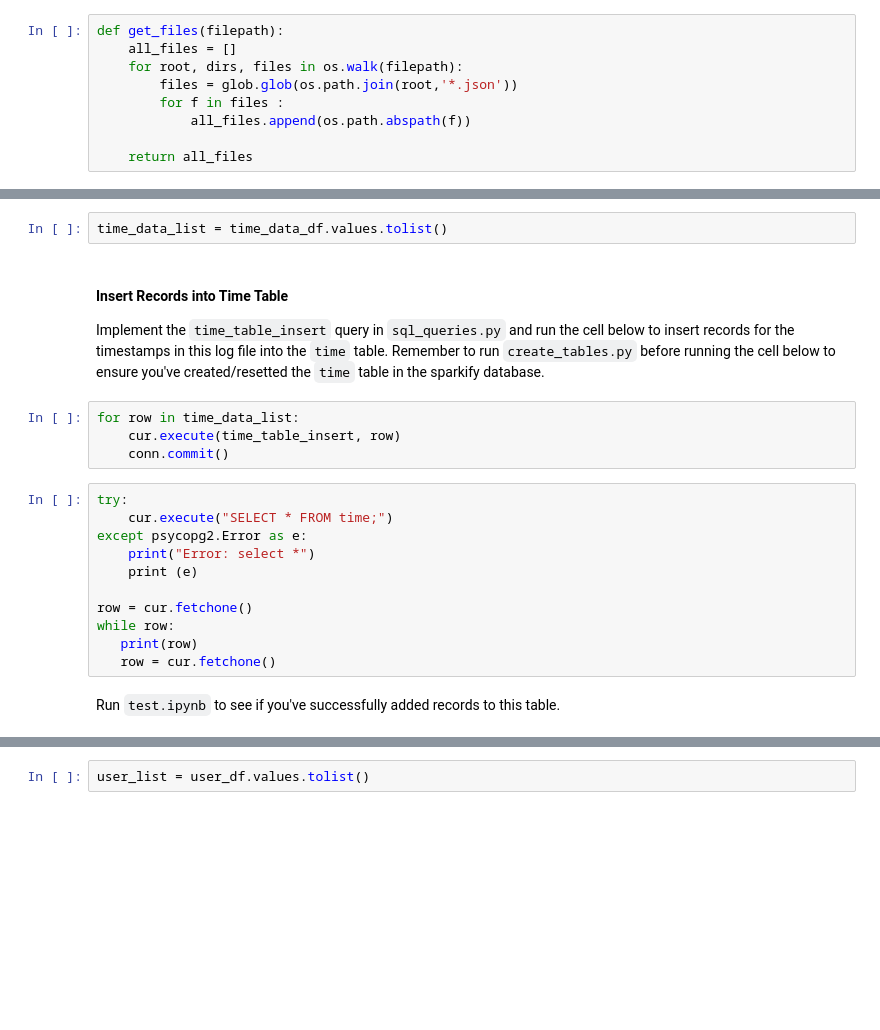
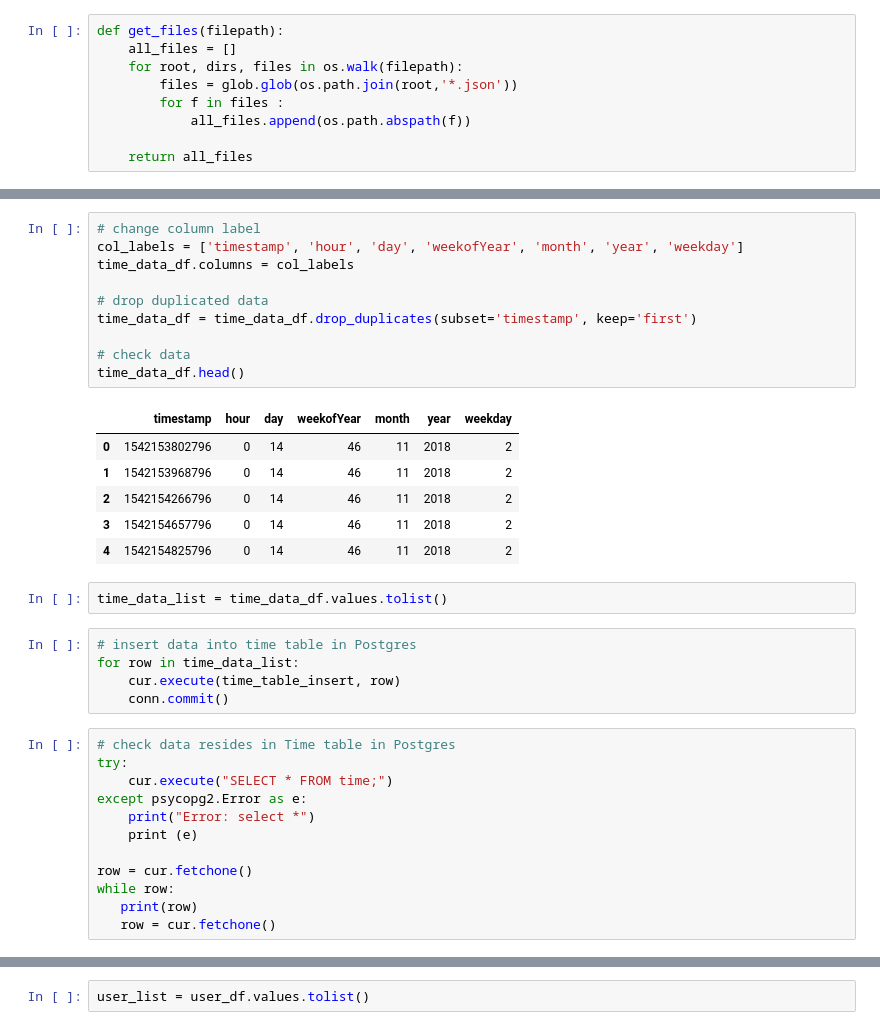
Before and after one commit to ChunYen-Chang/Data-Modeling-with-PostgreSQL, a Jupyter notebook: etl.ipynb, the cells around one changed output, grey strips where cells are left out. Saved outputs shown, nothing was run; the diff lists cells and outputs as text; blank space fills up the shorter version.

```diff
--- a/etl.ipynb
+++ b/etl.ipynb
@@ -278,13 +193,29 @@ time_data_df.head()
+# %%
+# change column label
+col_labels = ['timestamp', 'hour', 'day', 'weekofYear', 'month', 'year', 'weekday']
+time_data_df.columns = col_labels
+
+# drop duplicated data
+time_data_df = time_data_df.drop_duplicates(subset='timestamp', keep='first')
+
+# check data
+time_data_df.head()
+# %% [output]
+|  | timestamp | hour | day | weekofYear | month | year | weekday |
+| 0 | 1542153802796 | 0 | 14 | 46 | 11 | 2018 | 2 |
+| 1 | 1542153968796 | 0 | 14 | 46 | 11 | 2018 | 2 |
+| 2 | 1542154266796 | 0 | 14 | 46 | 11 | 2018 | 2 |
+| 3 | 1542154657796 | 0 | 14 | 46 | 11 | 2018 | 2 |
+| 4 | 1542154825796 | 0 | 14 | 46 | 11 | 2018 | 2 |
 # %%
 time_data_list = time_data_df.values.tolist()
-# %% [markdown]
-#### Insert Records into Time Table
-Implement the `time_table_insert` query in `sql_queries.py` and run the cell below to insert records for the timestamps in this log file into the `time` table. Remember to run `create_tables.py` before running the cell below to ensure you've created/resetted the `time` table in the sparkify database.
 # %%
+# insert data into time table in Postgres
 for row in time_data_list:
     cur.execute(time_table_insert, row)
     conn.commit()
 # %%
+# check data resides in Time table in Postgres
 try:
     cur.execute("SELECT * FROM time;")
 except psycopg2.Error as e:
@@ -295,5 +226,3 @@ row = cur.fetchone()
 while row:
    print(row)
    row = cur.fetchone()
-# %% [markdown]
-Run `test.ipynb` to see if you've successfully added records to this table.
```
Also changed, not shown: parts of 81 cells of this notebook.
